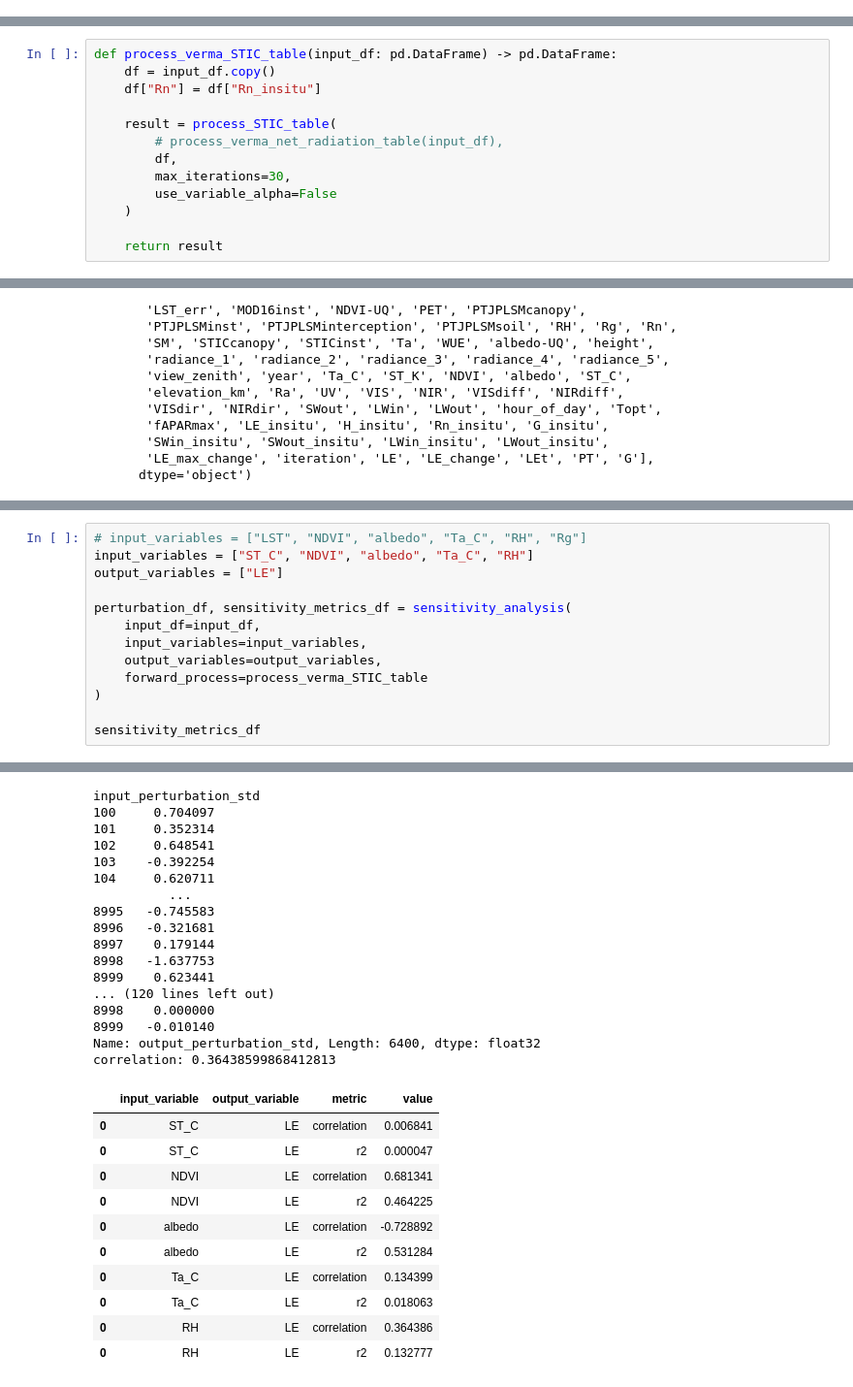
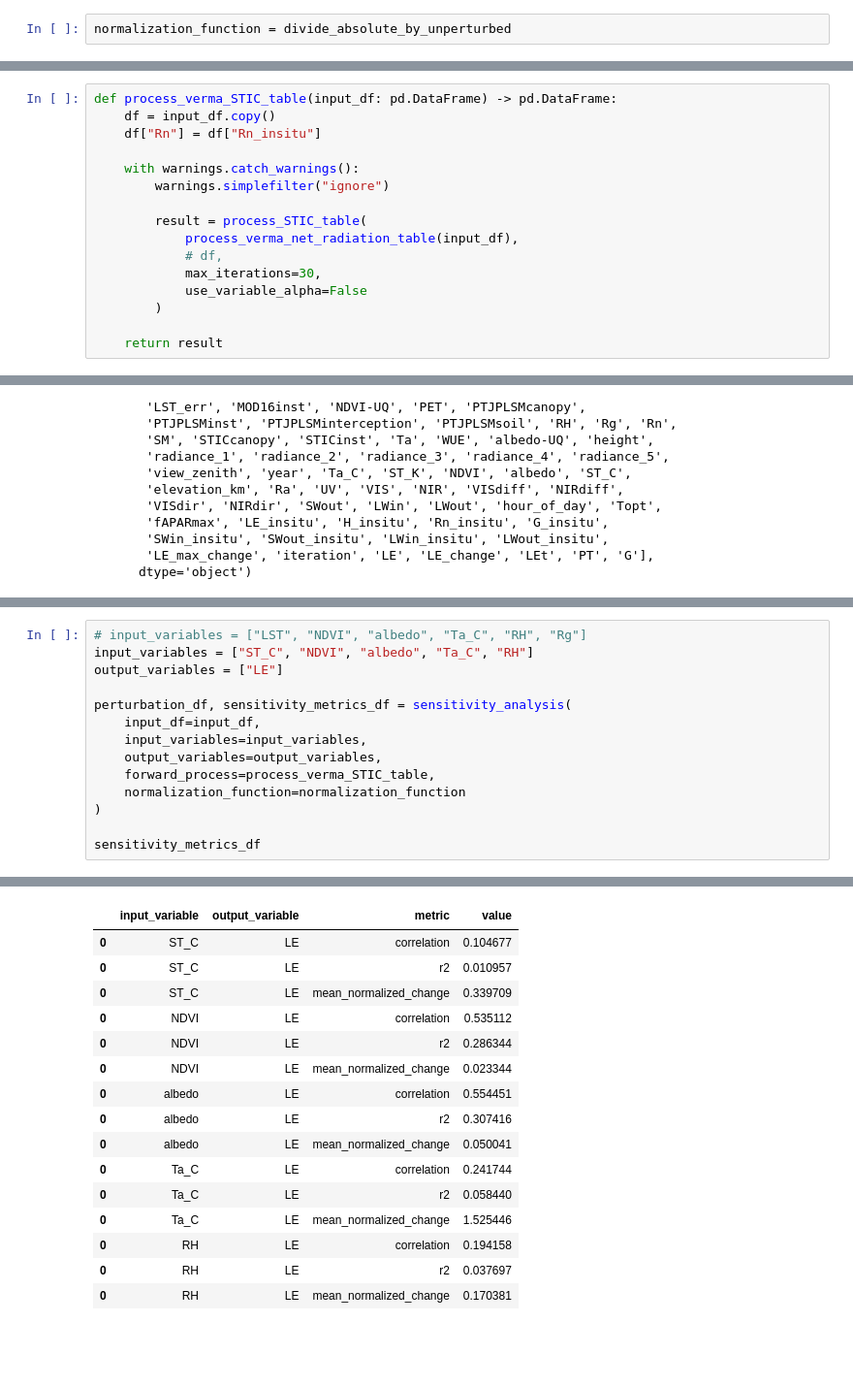
Before and after one commit to JPL-Evapotranspiration-Algorithms/ET-Sensitivity, a Jupyter notebook: STIC Sensitivity.ipynb, the cells around one changed output, grey strips where cells are left out. Shown: that part at 97% size. Cells and saved outputs as stored; diff of their text form; blank space fills up the shorter version.

```diff
--- a/STIC Sensitivity.ipynb
+++ b/STIC Sensitivity.ipynb
@@ -12,3 +18,5 @@ import seaborn as sns
+# %%
+normalization_function = divide_absolute_by_unperturbed
 # %%
 input_df = pd.read_csv("inputs.csv")
 input_df = input_df[input_df.fAPARmax != 0]
@@ -32,11 +40,14 @@ def process_verma_STIC_table(input_df: pd.DataFrame) -> pd.DataFrame:
     df = input_df.copy()
     df["Rn"] = df["Rn_insitu"]
 
-    result = process_STIC_table(
-        # process_verma_net_radiation_table(input_df),
-        df,
-        max_iterations=30,
-        use_variable_alpha=False
-    )
+    with warnings.catch_warnings():
+        warnings.simplefilter("ignore")
+
+        result = process_STIC_table(
+            process_verma_net_radiation_table(input_df),
+            # df,
+            max_iterations=30,
+            use_variable_alpha=False
+        )
 
     return result
@@ -158,7 +159,8 @@ perturbation_df, sensitivity_metrics_df = sensitivity_analysis(
     input_df=input_df,
     input_variables=input_variables,
     output_variables=output_variables,
-    forward_process=process_verma_STIC_table
+    forward_process=process_verma_STIC_table,
+    normalization_function=normalization_function
 )
 
 sensitivity_metrics_df
@@ -183,28 +168,16 @@ measuring correlation for input variable albedo output variable LE with 6400 per
-input_perturbation_std
-100     0.704097
-101     0.352314
-102     0.648541
-103    -0.392254
-104     0.620711
-          ...
-8995   -0.745583
-8996   -0.321681
-8997    0.179144
-8998   -1.637753
-8999    0.623441
-... (120 lines left out)
-8998    0.000000
-8999   -0.010140
-Name: output_perturbation_std, Length: 6400, dtype: float32
-correlation: 0.36438599868412813
 |  | input_variable | output_variable | metric | value |
-| 0 | ST_C | LE | correlation | 0.006841 |
-| 0 | ST_C | LE | r2 | 0.000047 |
-| 0 | NDVI | LE | correlation | 0.681341 |
-| 0 | NDVI | LE | r2 | 0.464225 |
-| 0 | albedo | LE | correlation | -0.728892 |
-| 0 | albedo | LE | r2 | 0.531284 |
-| 0 | Ta_C | LE | correlation | 0.134399 |
-| 0 | Ta_C | LE | r2 | 0.018063 |
-| 0 | RH | LE | correlation | 0.364386 |
-| 0 | RH | LE | r2 | 0.132777 |
+| 0 | ST_C | LE | correlation | 0.104677 |
+| 0 | ST_C | LE | r2 | 0.010957 |
+| 0 | ST_C | LE | mean_normalized_change | 0.339709 |
+| 0 | NDVI | LE | correlation | 0.535112 |
+| 0 | NDVI | LE | r2 | 0.286344 |
+| 0 | NDVI | LE | mean_normalized_change | 0.023344 |
+| 0 | albedo | LE | correlation | 0.554451 |
+| 0 | albedo | LE | r2 | 0.307416 |
+| 0 | albedo | LE | mean_normalized_change | 0.050041 |
+| 0 | Ta_C | LE | correlation | 0.241744 |
+| 0 | Ta_C | LE | r2 | 0.058440 |
+| 0 | Ta_C | LE | mean_normalized_change | 1.525446 |
+| 0 | RH | LE | correlation | 0.194158 |
+| 0 | RH | LE | r2 | 0.037697 |
+| 0 | RH | LE | mean_normalized_change | 0.170381 |
```
Also changed, not shown: parts of 15 cells of this notebook, 20 other files.
